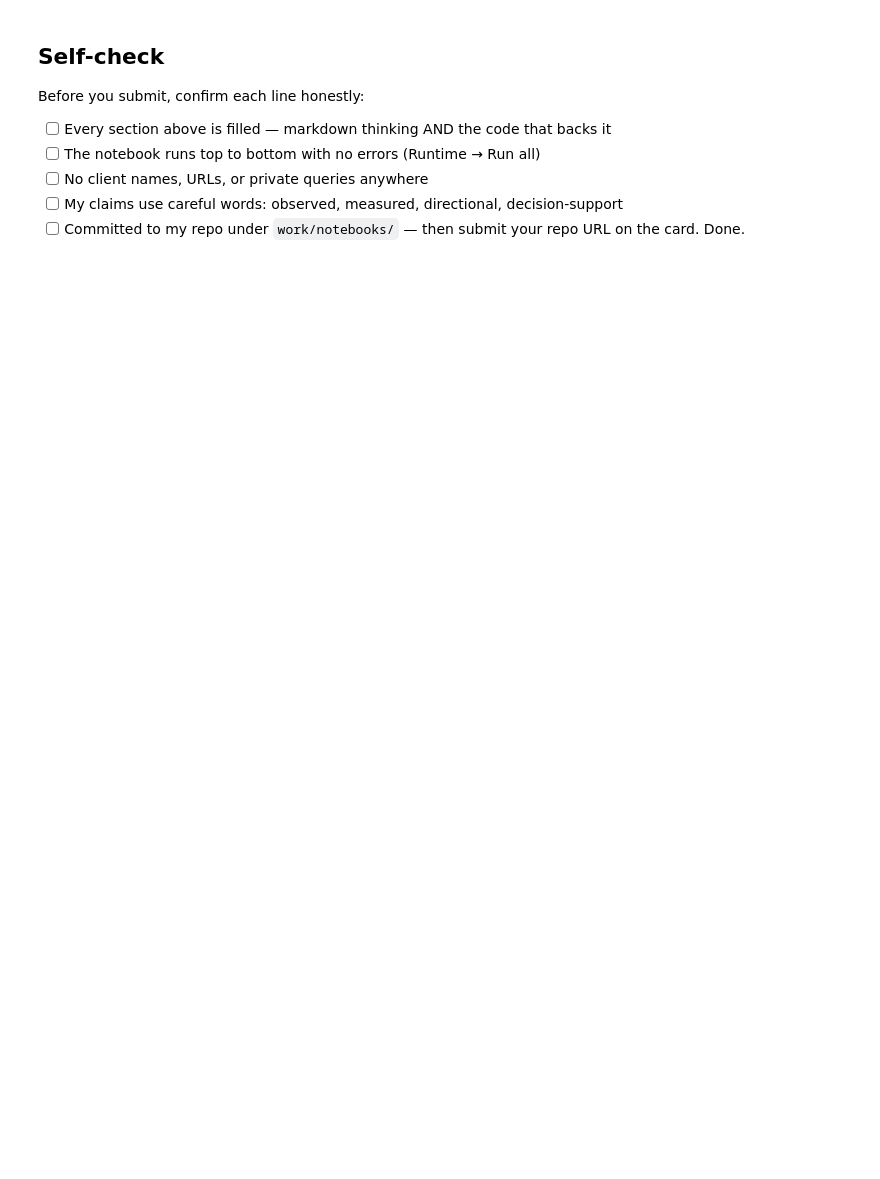
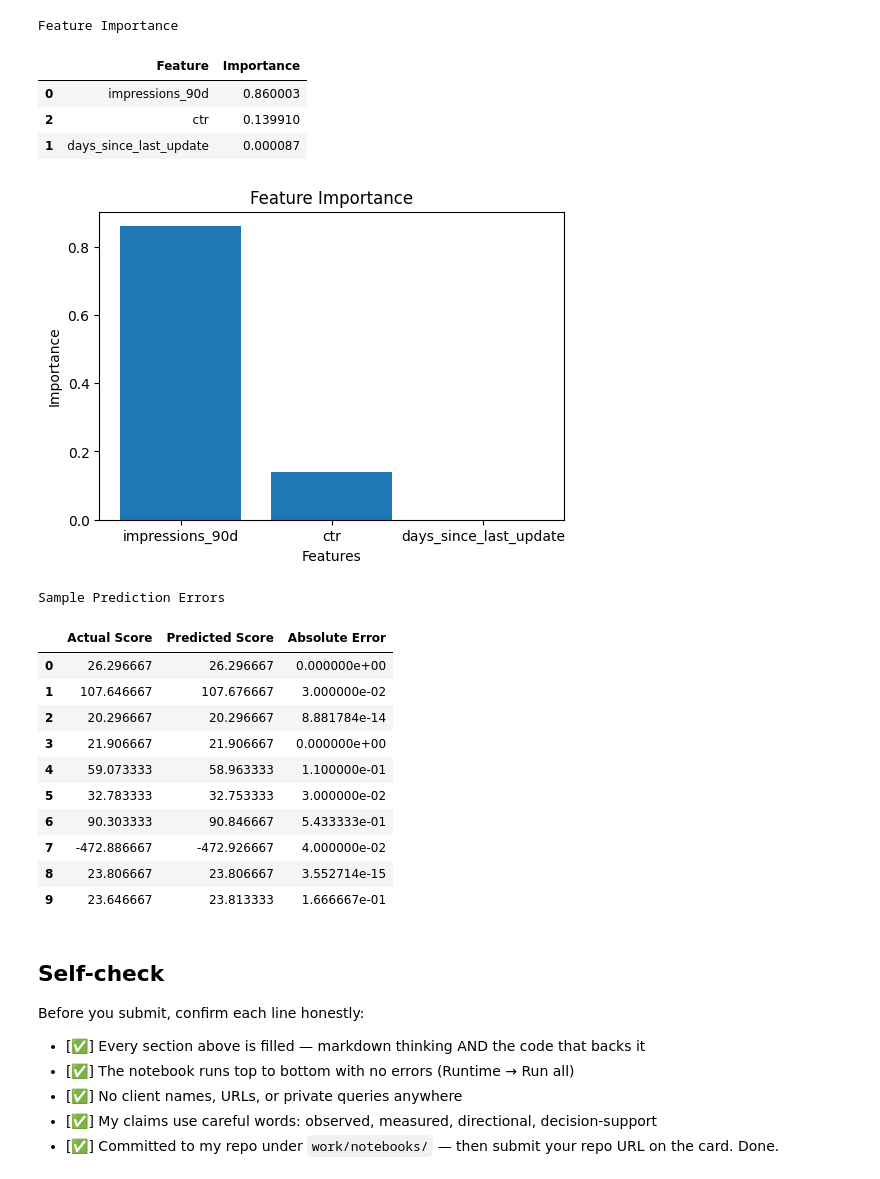
Before and after one commit to SanjanaDhawale/flyrank-ml-internship, a Jupyter notebook: work/notebooks/w05_model.ipynb, the cells around one changed output. Saved outputs shown, nothing was run; the diff lists cells and outputs as text; code cells hidden in the pictures; blank space fills up the shorter version.

```diff
--- a/work/notebooks/w05_model.ipynb
+++ b/work/notebooks/w05_model.ipynb
@@ -37,10 +127,64 @@ This skeleton is yours to fill. Work the sections **in order** — each one has
+# %%
+import pandas as pd
+import matplotlib.pyplot as plt
+
+# Calculate feature importance
+importance = pd.DataFrame({
+    "Feature": X.columns,
+    "Importance": model.feature_importances_
+})
+
+importance = importance.sort_values(
+    by="Importance",
+    ascending=False
+)
+
+print("Feature Importance")
+display(importance)
+
+# Plot feature importance
+plt.figure(figsize=(6,4))
+plt.bar(importance["Feature"], importance["Importance"])
+plt.title("Feature Importance")
+plt.xlabel("Features")
+plt.ylabel("Importance")
+plt.show()
+
+# Display a few prediction errors
+results = pd.DataFrame({
+    "Actual Score": y_test.values,
+    "Predicted Score": predictions,
+    "Absolute Error": abs(y_test.values - predictions)
+})
+
+print("\nSample Prediction Errors")
+display(results.head(10))
+# %% [output]
+Feature Importance
+|  | Feature | Importance |
+| 0 | impressions_90d | 0.860003 |
+| 2 | ctr | 0.139910 |
+| 1 | days_since_last_update | 0.000087 |
+[figure, added]
+Sample Prediction Errors
+|  | Actual Score | Predicted Score | Absolute Error |
+| 0 | 26.296667 | 26.296667 | 0.000000e+00 |
+| 1 | 107.646667 | 107.676667 | 3.000000e-02 |
+| 2 | 20.296667 | 20.296667 | 8.881784e-14 |
+| 3 | 21.906667 | 21.906667 | 0.000000e+00 |
+| 4 | 59.073333 | 58.963333 | 1.100000e-01 |
+| 5 | 32.783333 | 32.753333 | 3.000000e-02 |
+| 6 | 90.303333 | 90.846667 | 5.433333e-01 |
+| 7 | -472.886667 | -472.926667 | 4.000000e-02 |
+| 8 | 23.806667 | 23.806667 | 3.552714e-15 |
+| 9 | 23.646667 | 23.813333 | 1.666667e-01 |
 # %% [markdown]
 ## Self-check
 
 Before you submit, confirm each line honestly:
 
-- [ ] Every section above is filled — markdown thinking AND the code that backs it
-- [ ] The notebook runs top to bottom with no errors (Runtime → Run all)
-- [ ] No client names, URLs, or private queries anywhere
-- [ ] My claims use careful words: observed, measured, directional, decision-support
-- [ ] Committed to my repo under `work/notebooks/` — then submit your repo URL on the card. Done.
+- [✅] Every section above is filled — markdown thinking AND the code that backs it
+- [✅] The notebook runs top to bottom with no errors (Runtime → Run all)
+- [✅] No client names, URLs, or private queries anywhere
+- [✅] My claims use careful words: observed, measured, directional, decision-support
+- [✅] Committed to my repo under `work/notebooks/` — then submit your repo URL on the card. Done.
```
Also changed, not shown: parts of 20 cells of this notebook.
